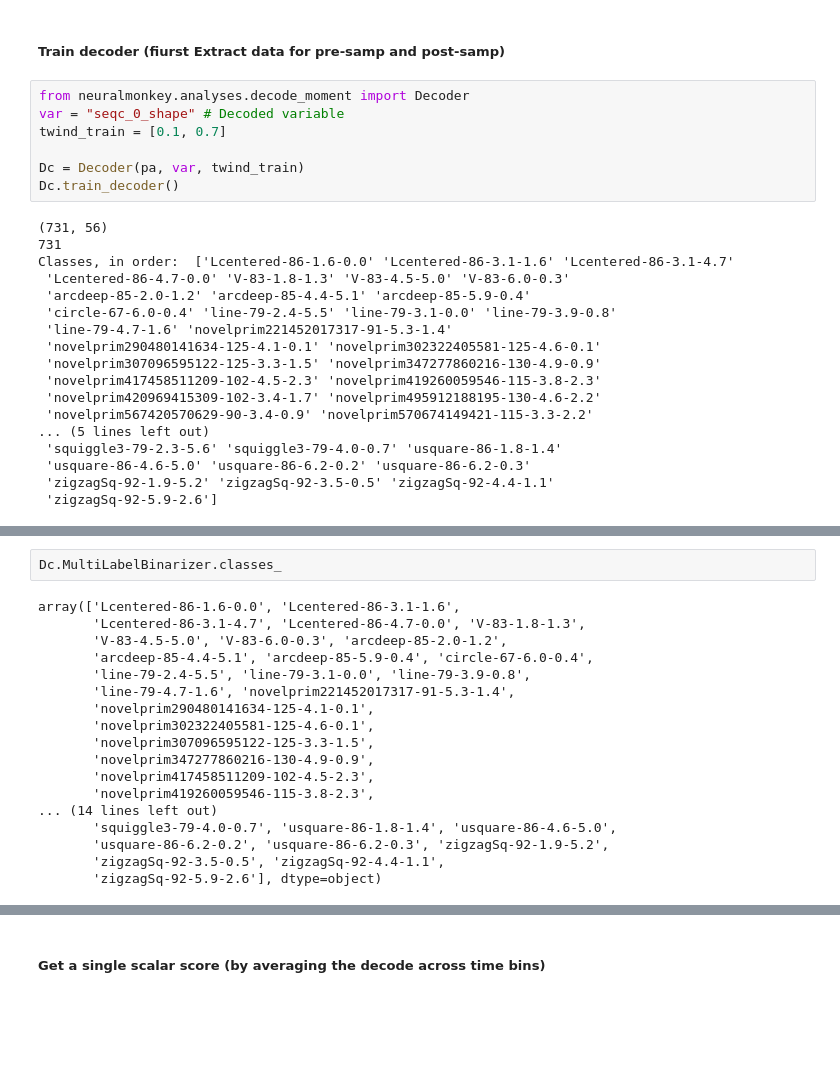
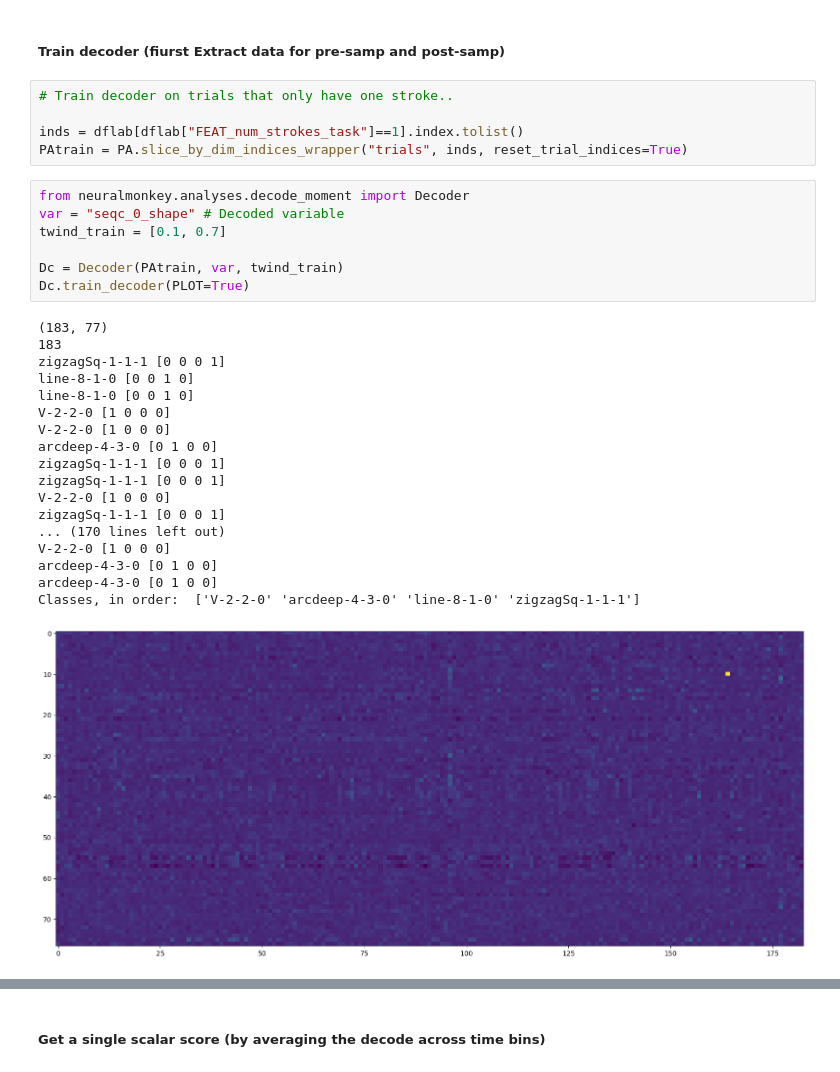
Before and after one commit to lucast4/neuralmonkey, a Jupyter notebook: neuralmonkey/notebooks_tutorials/240617_snippets_momentbymoment_decode.ipynb, the cells around one changed output, grey strips where cells are left out. Saved outputs shown, nothing was run; the diff lists cells and outputs as text; blank space fills up the shorter version.

```diff
--- a/neuralmonkey/notebooks_tutorials/240617_snippets_momentbymoment_decode.ipynb
+++ b/neuralmonkey/notebooks_tutorials/240617_snippets_momentbymoment_decode.ipynb
@@ -80,27 +144,33 @@ pa = DFallpa["pa"].values[0]
 # %% [markdown]
 ##### Train decoder (fiurst Extract data for pre-samp and post-samp)
+# %%
+# Train decoder on trials that only have one stroke..
+
+inds = dflab[dflab["FEAT_num_strokes_task"]==1].index.tolist()
+PAtrain = PA.slice_by_dim_indices_wrapper("trials", inds, reset_trial_indices=True)
 # %%
 from neuralmonkey.analyses.decode_moment import Decoder
 var = "seqc_0_shape" # Decoded variable
 twind_train = [0.1, 0.7]
 
-Dc = Decoder(pa, var, twind_train)
-Dc.train_decoder()
+Dc = Decoder(PAtrain, var, twind_train)
+Dc.train_decoder(PLOT=True)
 # %% [output]
-(731, 56)
-731
-Classes, in order:  ['Lcentered-86-1.6-0.0' 'Lcentered-86-3.1-1.6' 'Lcentered-86-3.1-4.7'
- 'Lcentered-86-4.7-0.0' 'V-83-1.8-1.3' 'V-83-4.5-5.0' 'V-83-6.0-0.3'
- 'arcdeep-85-2.0-1.2' 'arcdeep-85-4.4-5.1' 'arcdeep-85-5.9-0.4'
- 'circle-67-6.0-0.4' 'line-79-2.4-5.5' 'line-79-3.1-0.0' 'line-79-3.9-0.8'
- 'line-79-4.7-1.6' 'novelprim221452017317-91-5.3-1.4'
- 'novelprim290480141634-125-4.1-0.1' 'novelprim302322405581-125-4.6-0.1'
- 'novelprim307096595122-125-3.3-1.5' 'novelprim347277860216-130-4.9-0.9'
- 'novelprim417458511209-102-4.5-2.3' 'novelprim419260059546-115-3.8-2.3'
- 'novelprim420969415309-102-3.4-1.7' 'novelprim495912188195-130-4.6-2.2'
- 'novelprim567420570629-90-3.4-0.9' 'novelprim570674149421-115-3.3-2.2'
-... (5 lines left out)
- 'squiggle3-79-2.3-5.6' 'squiggle3-79-4.0-0.7' 'usquare-86-1.8-1.4'
- 'usquare-86-4.6-5.0' 'usquare-86-6.2-0.2' 'usquare-86-6.2-0.3'
- 'zigzagSq-92-1.9-5.2' 'zigzagSq-92-3.5-0.5' 'zigzagSq-92-4.4-1.1'
- 'zigzagSq-92-5.9-2.6']
+(183, 77)
+183
+zigzagSq-1-1-1 [0 0 0 1]
+line-8-1-0 [0 0 1 0]
+line-8-1-0 [0 0 1 0]
+V-2-2-0 [1 0 0 0]
+V-2-2-0 [1 0 0 0]
+arcdeep-4-3-0 [0 1 0 0]
+zigzagSq-1-1-1 [0 0 0 1]
+zigzagSq-1-1-1 [0 0 0 1]
+V-2-2-0 [1 0 0 0]
+zigzagSq-1-1-1 [0 0 0 1]
+... (170 lines left out)
+V-2-2-0 [1 0 0 0]
+arcdeep-4-3-0 [0 1 0 0]
+arcdeep-4-3-0 [0 1 0 0]
+Classes, in order:  ['V-2-2-0' 'arcdeep-4-3-0' 'line-8-1-0' 'zigzagSq-1-1-1']
+[figure, added]
@@ -107,23 +179,3 @@ Classes, in order:  ['Lcentered-86-1.6-0.0' 'Lcentered-86-3.1-1.6' 'Lcentered-86
-# %%
-Dc.MultiLabelBinarizer.classes_
-# %% [output]
-array(['Lcentered-86-1.6-0.0', 'Lcentered-86-3.1-1.6',
-       'Lcentered-86-3.1-4.7', 'Lcentered-86-4.7-0.0', 'V-83-1.8-1.3',
-       'V-83-4.5-5.0', 'V-83-6.0-0.3', 'arcdeep-85-2.0-1.2',
-       'arcdeep-85-4.4-5.1', 'arcdeep-85-5.9-0.4', 'circle-67-6.0-0.4',
-       'line-79-2.4-5.5', 'line-79-3.1-0.0', 'line-79-3.9-0.8',
-       'line-79-4.7-1.6', 'novelprim221452017317-91-5.3-1.4',
-       'novelprim290480141634-125-4.1-0.1',
-       'novelprim302322405581-125-4.6-0.1',
-       'novelprim307096595122-125-3.3-1.5',
-       'novelprim347277860216-130-4.9-0.9',
-       'novelprim417458511209-102-4.5-2.3',
-       'novelprim419260059546-115-3.8-2.3',
-... (14 lines left out)
-       'squiggle3-79-4.0-0.7', 'usquare-86-1.8-1.4', 'usquare-86-4.6-5.0',
-       'usquare-86-6.2-0.2', 'usquare-86-6.2-0.3', 'zigzagSq-92-1.9-5.2',
-       'zigzagSq-92-3.5-0.5', 'zigzagSq-92-4.4-1.1',
-       'zigzagSq-92-5.9-2.6'], dtype=object)
 # %%
 trial = 100
 Dc.plot_single_trial(trial)
```
Also changed, not shown: parts of 23 cells of this notebook.
